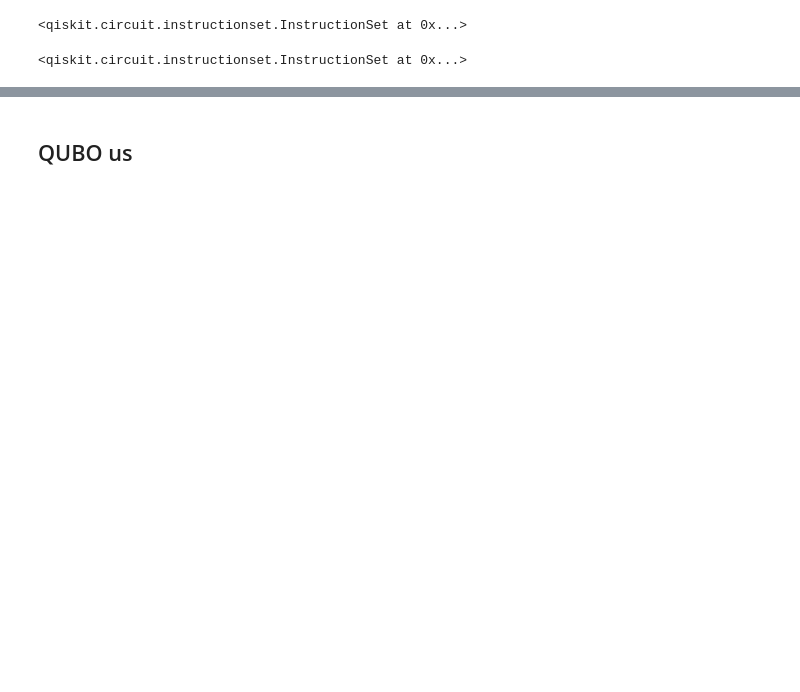
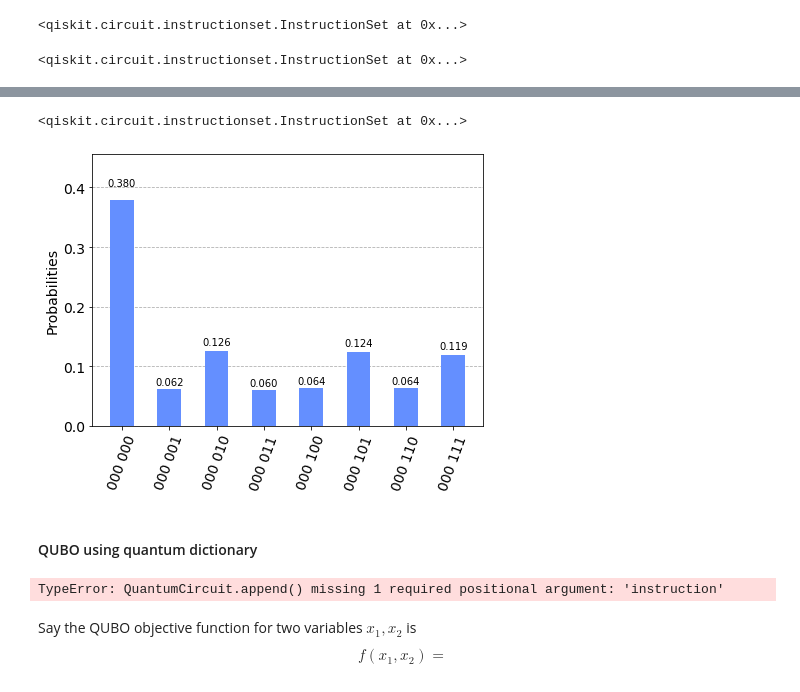
Before and after one commit to speQtrum/QulabsWorkspace-Rajarshi, a Jupyter notebook: QuantumDictionary.ipynb, the cells around one changed output, grey strips where cells are left out. Saved outputs shown, nothing was run; the diff lists cells and outputs as text; code cells hidden in the pictures; blank space fills up the shorter version.

```diff
--- a/QuantumDictionary.ipynb
+++ b/QuantumDictionary.ipynb
@@ -128,0 +178,4 @@ plot_histogram(counts)
+# %%
+qc.measure(qreg, creg_q )
+qc.measure(qm, creg_qm)
+# qc.draw()
@@ -128,0 +201,28 @@ plot_histogram(counts)
+# %%
+## grover operator for conditioning amplification
+def grover(precision, steps):
+    qreg = QuantumRegister(precision)
+    ancilla = QuantumRegister(1)
+    qc = QuantumCircuit(qreg, ancilla, name= 'Grover')
+
+    for q in range(steps):
+        qc.x(ancilla)
+        qc.h(ancilla)
+        qc.cx(qreg[0], ancilla)
+        qc.h(ancilla)
+        qc.x(ancilla)
+
+
+        qc.h(qreg)
+        qc.x(qreg)
+        qc.x(ancilla)
+        qc.h(ancilla)
+        qc.mcx(qreg ,ancilla)
+        qc.h(ancilla)
+        qc.x(ancilla)
+        qc.x(qreg)
+        qc.h(qreg)
+
+
+
+    return qc.to_gate()
@@ -129,2 +271,24 @@ plot_histogram(counts)
+# %%
+# qc.draw()
+qc = qc.compose(grover(precision,1), [qm[0], qm[1], qm[2], ancilla] )
+# qc.decompose().draw()
+# %%
+qc.measure(qm, creg_qm)
+# %% [output]
+<qiskit.circuit.instructionset.InstructionSet at 0x...>
+# %%
+counts = execute(qc, backend= aer, shots= 10024).result().get_counts()
+plot_histogram(counts)
+# counts
+# %% [output]
+[figure, added]
 # %% [markdown]
-## QUBO us
+#### QUBO using quantum dictionary
+# %%
+qc.append()
+# %% [output]
+TypeError: QuantumCircuit.append() missing 1 required positional argument: 'instruction'
+# %% [markdown]
+Say the QUBO objective function for two variables $x_1, x_2$ is
+$$  f(x_1, x_2) =
+$$
```
Also changed, not shown: parts of 13 cells of this notebook.
